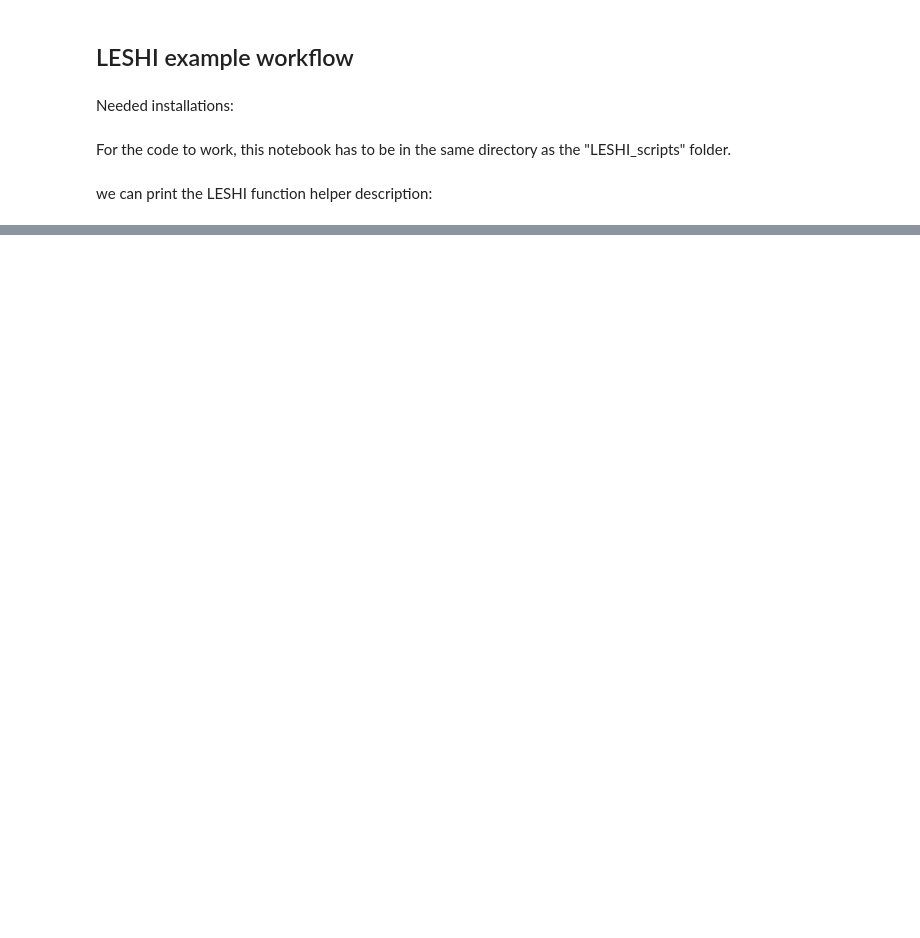
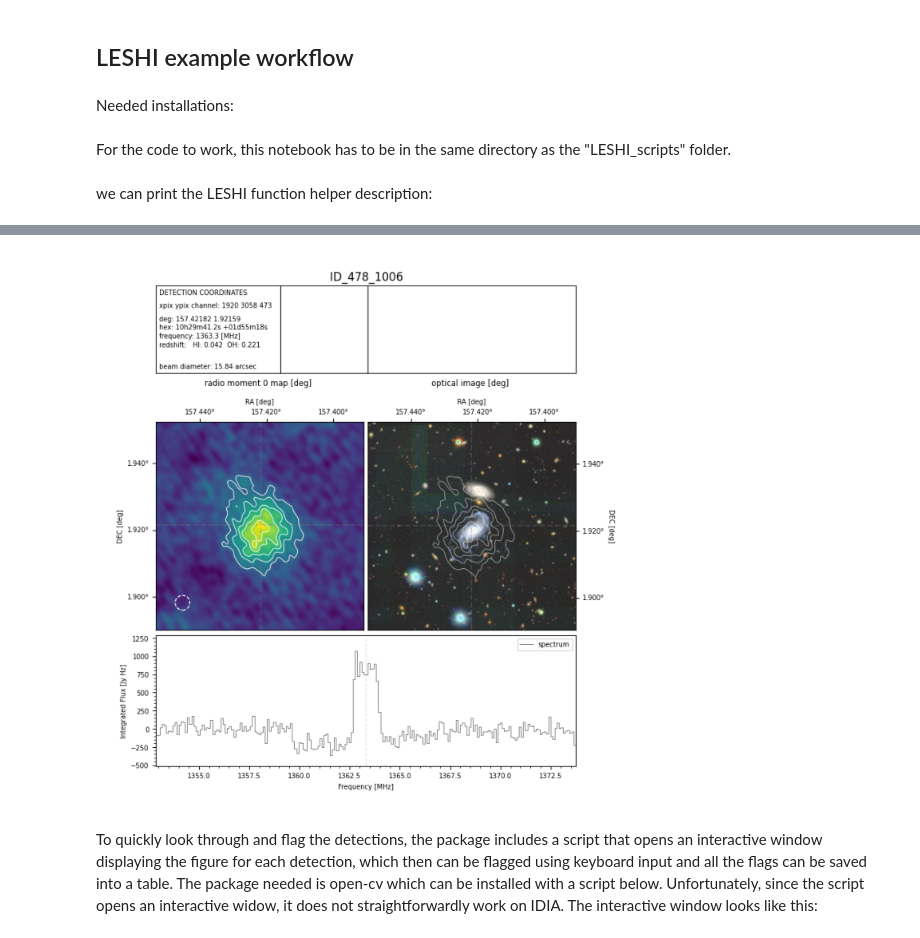
Before and after one commit to misia-mm/LESHI, a Jupyter notebook: example_workflow.ipynb, the cells around one changed output, grey strips where cells are left out. Drawn from its saved outputs; the diff is of its cells as text; code cells hidden in the pictures; blank space fills up the shorter version.

```diff
--- a/example_workflow.ipynb
+++ b/example_workflow.ipynb
@@ -147,0 +195,13 @@ LESHI.detection_plot(data_table = data_table, path_to_data_cube = data_cube,
+# %%
+# we can display one of the detection figures
+import matplotlib.pyplot as plt
+import matplotlib.image as mpimg
+fig=plt.figure(dpi=180)
+img = mpimg.imread('./emission_plots_1/ID_478_1006.png')
+imgplot = plt.imshow(img)
+plt.axis('off')
+plt.show()
+# %% [output]
+[figure, added]
+# %% [markdown]
+To quickly look through and flag the detections, the package includes a script that opens an interactive window displaying the figure for each detection, which then can be flagged using keyboard input and all the flags can be saved into a table. The package needed is open-cv which can be installed with a script below. Unfortunately, since the script opens an interactive widow, it does not straightforwardly work on IDIA. The interactive window looks like this:
```
Also changed, not shown: parts of 14 cells of this notebook, 4 other files.
